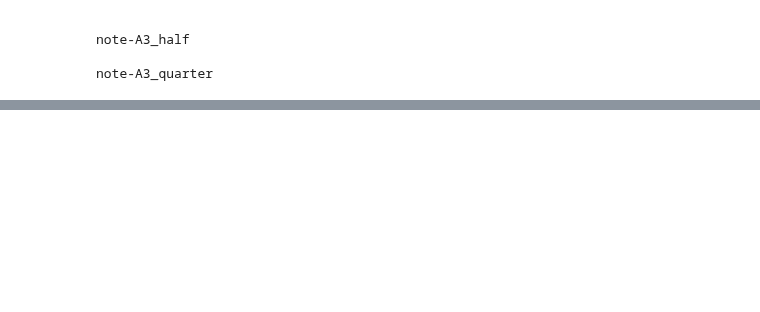
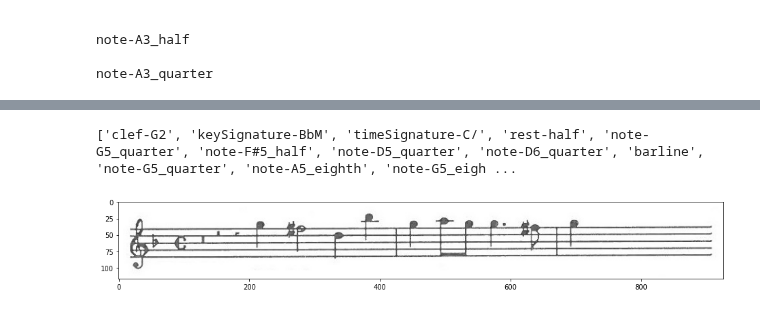
Before and after one commit to joheras/MusicaCatedralStoDomingoIER, a Jupyter notebook: Notebooks/SacarMúsica/tf_deep_omr.ipynb, the cells around one changed output, grey strips where cells are left out. Cells and saved outputs as stored; diff of their text form; code cells hidden in the pictures; blank space fills up the shorter version.

```diff
--- a/Notebooks/SacarMúsica/tf_deep_omr.ipynb
+++ b/Notebooks/SacarMúsica/tf_deep_omr.ipynb
@@ -54,0 +104,10 @@ note-A3_quarter
+# %%
+pent = cv2.imread('/content/dataset/test/images/pent384.jpg')
+fig, ax = plt.subplots(1,1,figsize=(16,16))
+a = !python '/content/tf-end-to-end/ctc_predict.py' -image '/content/dataset/test/images/pent384.jpg' -model '/content/semantic_model.meta' -vocabulary '/content/tf-end-to-end/Data/vocabulary_semantic.txt'
+print(a[-1])
+ax.imshow(pent)
+plt.show()
+# %% [output]
+['clef-G2', 'keySignature-BbM', 'timeSignature-C/', 'rest-half', 'note-G5_quarter', 'note-F#5_half', 'note-D5_quarter', 'note-D6_quarter', 'barline', 'note-G5_quarter', 'note-A5_eighth', 'note-G5_eigh ...
+[figure, added]
```
Also changed, not shown: parts of 13 cells of this notebook.
